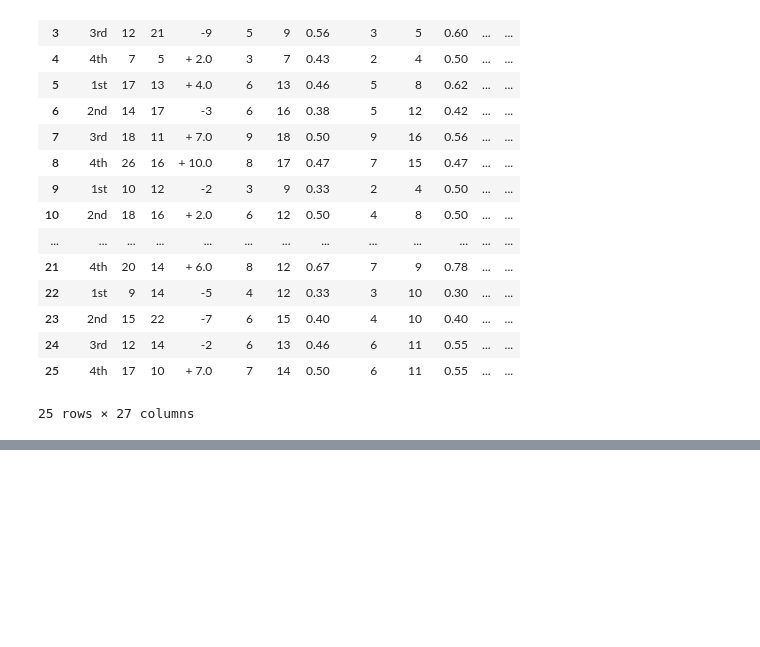
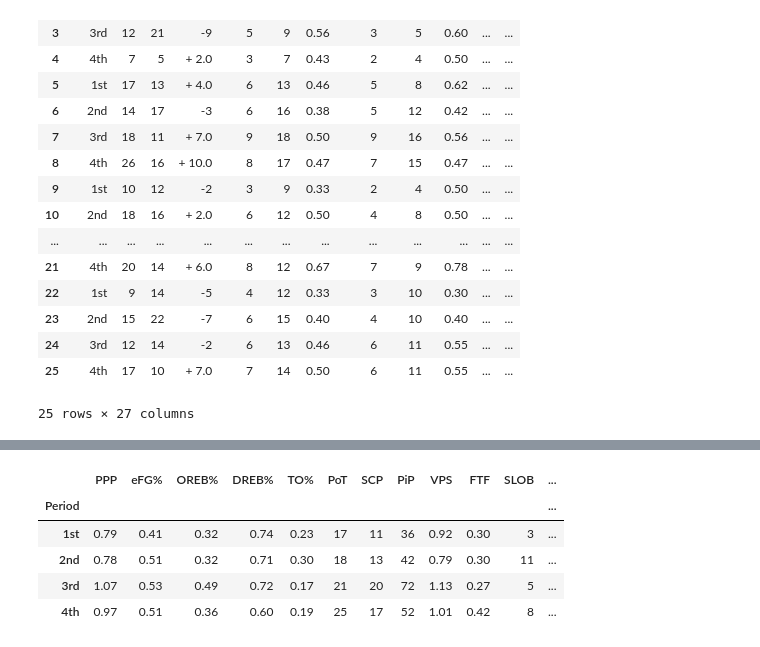
Before and after one commit to GabeOliveira04/PlaySmart-v2, a Jupyter notebook: Game Analysis/All Games Analysis/Quarters Analysis/All Quarters Analysis.ipynb, the cells around one changed output, grey strips where cells are left out. Saved outputs shown, nothing was run; the diff lists cells and outputs as text; code cells hidden in the pictures; blank space fills up the shorter version.

```diff
--- a/Game Analysis/All Games Analysis/Quarters Analysis/All Quarters Analysis.ipynb
+++ b/Game Analysis/All Games Analysis/Quarters Analysis/All Quarters Analysis.ipynb
@@ -159,0 +160,21 @@ Advanced
+# %%
+grouped2 = Advanced.groupby("Period").sum()
+grouped2.reset_index()
+grouped2["eFG%"] = ((grouped["FGM"] + (0.5 * grouped["3FGM"])) / grouped["FGA"]).round(2)
+grouped2.drop("OT1", axis = 0, inplace = True)
+grouped2["PPP"] = (grouped2["PPP"] / num_games).round(2)
+grouped2["OREB%"] = (grouped2["OREB%"] / num_games).round(2)
+grouped2["DREB%"] = (grouped2["DREB%"] / num_games).round(2)
+grouped2["TO%"] = (grouped2["TO%"] / num_games).round(2)
+grouped2["VPS"] = (grouped2["VPS"] / num_games).round(2)
+grouped2["FTF"] = (grouped2["FTF"] / num_games).round(2)
+grouped2["PPSLOB"] = (grouped2["SLOBP"] / grouped2["SLOB"]).round(2)
+grouped2["PPBLOB"] = (grouped2["BLOBP"] / grouped2["BLOB"]).round(2)
+grouped2
+# %% [output]
+|  | PPP | eFG% | OREB% | DREB% | TO% | PoT | SCP | PiP | VPS | FTF | SLOB | ... |
+| Period |  |  |  |  |  |  |  |  |  |  |  | ... |
+| 1st | 0.79 | 0.41 | 0.32 | 0.74 | 0.23 | 17 | 11 | 36 | 0.92 | 0.30 | 3 | ... |
+| 2nd | 0.78 | 0.51 | 0.32 | 0.71 | 0.30 | 18 | 13 | 42 | 0.79 | 0.30 | 11 | ... |
+| 3rd | 1.07 | 0.53 | 0.49 | 0.72 | 0.17 | 21 | 20 | 72 | 1.13 | 0.27 | 5 | ... |
+| 4th | 0.97 | 0.51 | 0.36 | 0.60 | 0.19 | 25 | 17 | 52 | 1.01 | 0.42 | 8 | ... |
```
Also changed, not shown: parts of 6 cells of this notebook, 1 other file.
